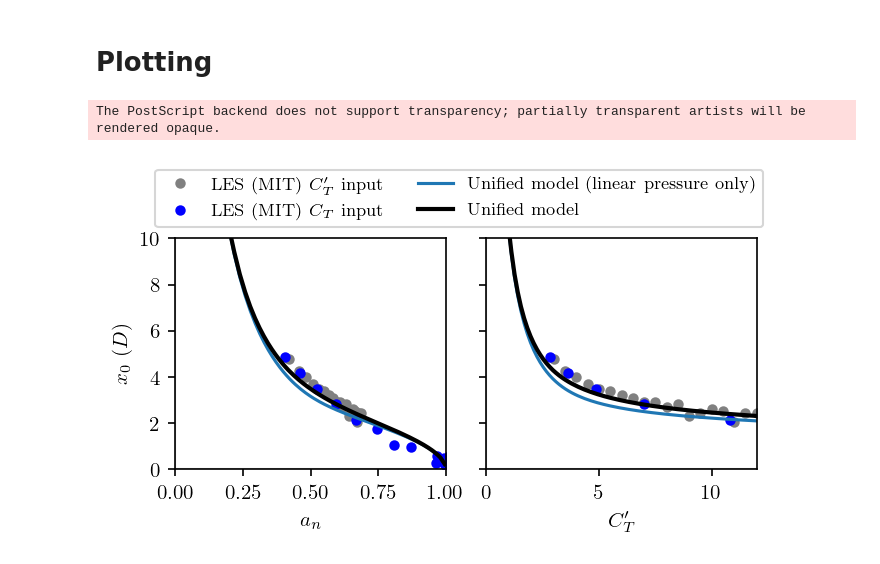
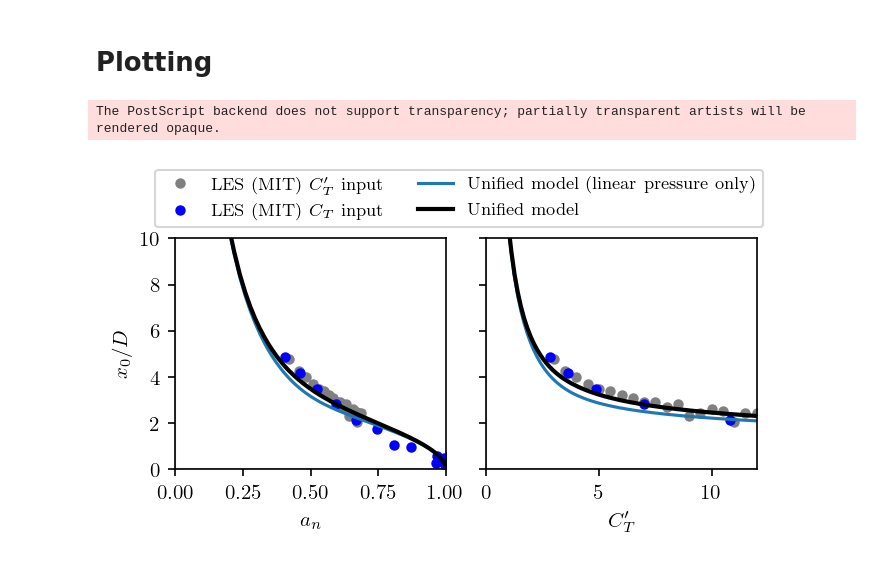
Before and after one commit to Howland-Lab/Unified-Momentum-Model, a Jupyter notebook: figures/supplement_x0.ipynb, the cells around one changed output. Cells and saved outputs as stored; diff of their text form; code cells hidden in the pictures.

```diff
--- a/figures/supplement_x0.ipynb
+++ b/figures/supplement_x0.ipynb
@@ -179,32 +179,32 @@ for name in keys:
     Ctprime = [sol.Ctprime for sol in sol_list]
     an = [sol.an for sol in sol_list]
 
     axes[0].plot(an, ch1_val, **_plot_kwargs)
 
     axes[1].plot(Ctprime, ch1_val, **_plot_kwargs)
 
 # Axis labels
-axes[0].set_ylabel("$x_0~(D)$")
+axes[0].set_ylabel("$x_0/D$")
 
 axes[0].set_xlabel("$a_n$")
 axes[1].set_xlabel("$C_T'$")
 
 # Grid passing through origin
 [ax.axhline(0, lw=1, c="0.7", ls="-", zorder=-100) for ax in axes.ravel()]
 [ax.axvline(0, lw=1, c="0.7", ls="-", zorder=-100) for ax in axes.ravel()]
 
 # Legend
 axes[0].legend(
     ncol=2, loc="lower center", bbox_to_anchor=(1.05, 1.01), fontsize="small"
 )
 
 
 axes[0].set_xlim(0, 1)
 axes[1].set_xlim(0, 12)
 axes[0].set_ylim(0, 10)
 
 plt.savefig(figdir / "supplement_x0.png", dpi=500, bbox_inches="tight")
 plt.savefig(figdir_eps / "supplement_x0.eps", bbox_inches="tight")
 # %% [output]
 The PostScript backend does not support transparency; partially transparent artists will be rendered opaque.
-[figure, old version]
+[figure, new version]
```
Also changed, not shown: 2 other files.
